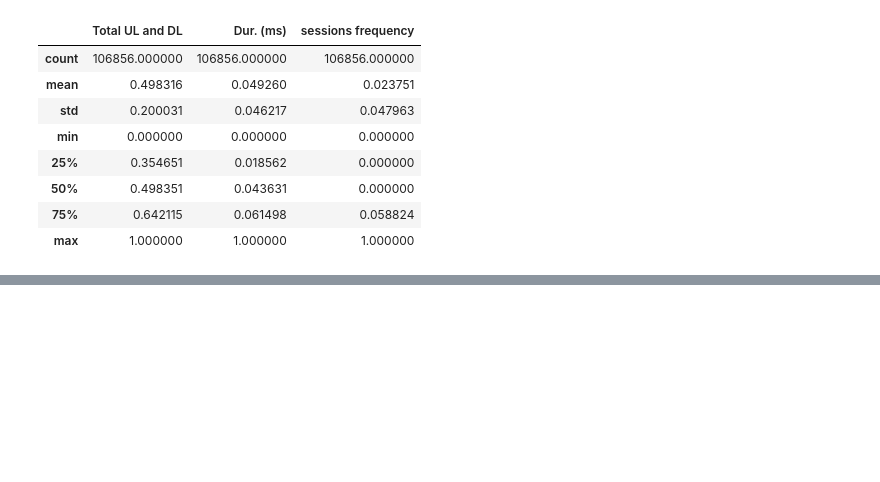
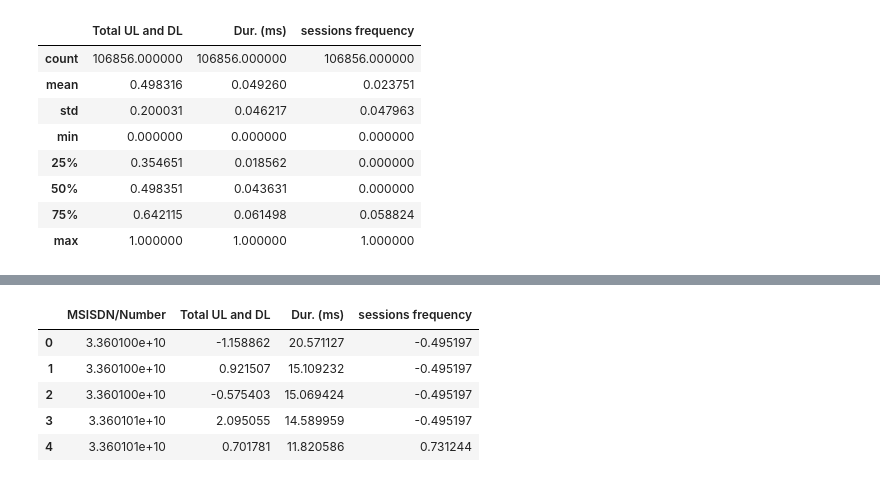
Before and after one commit to kebishaa/telecom-user-analytics, a Jupyter notebook: notebooks/user_engagementAnalysis.ipynb, the cells around one changed output, grey strips where cells are left out. Saved outputs shown, nothing was run; the diff lists cells and outputs as text; code cells hidden in the pictures; blank space fills up the shorter version.

```diff
--- a/notebooks/user_engagementAnalysis.ipynb
+++ b/notebooks/user_engagementAnalysis.ipynb
@@ -177,0 +186,29 @@ df[['Total UL and DL', 'Dur. (ms)', 'sessions frequency']].describe()
+# %%
+standardized_df = pd.DataFrame(df2['Total UL and DL'])
+std_column_values = standardized_df.values
+sta = StandardScaler()
+std_data = sta.fit_transform(std_column_values)
+df2['Total UL and DL'] = std_data
+# %%
+standardized_df = pd.DataFrame(df2['Dur. (ms)'])
+std_column_values = standardized_df.values
+sta = StandardScaler()
+std_data = sta.fit_transform(std_column_values)
+df2['Dur. (ms)'] = std_data
+# %%
+standardized_df = pd.DataFrame(df2['sessions frequency'])
+std_column_values = standardized_df.values
+sta = StandardScaler()
+std_data = sta.fit_transform(std_column_values)
+df2['sessions frequency'] = std_data
+# %%
+df2_new = df2[['MSISDN/Number', 'Total UL and DL', 'Dur. (ms)', 'sessions frequency']]
+# %%
+df2_new.head()
+# %% [output]
+|  | MSISDN/Number | Total UL and DL | Dur. (ms) | sessions frequency |
+| 0 | 3.360100e+10 | -1.158862 | 20.571127 | -0.495197 |
+| 1 | 3.360100e+10 | 0.921507 | 15.109232 | -0.495197 |
+| 2 | 3.360100e+10 | -0.575403 | 15.069424 | -0.495197 |
+| 3 | 3.360101e+10 | 2.095055 | 14.589959 | -0.495197 |
+| 4 | 3.360101e+10 | 0.701781 | 11.820586 | 0.731244 |
```
Also changed, not shown: parts of 9 cells of this notebook.
